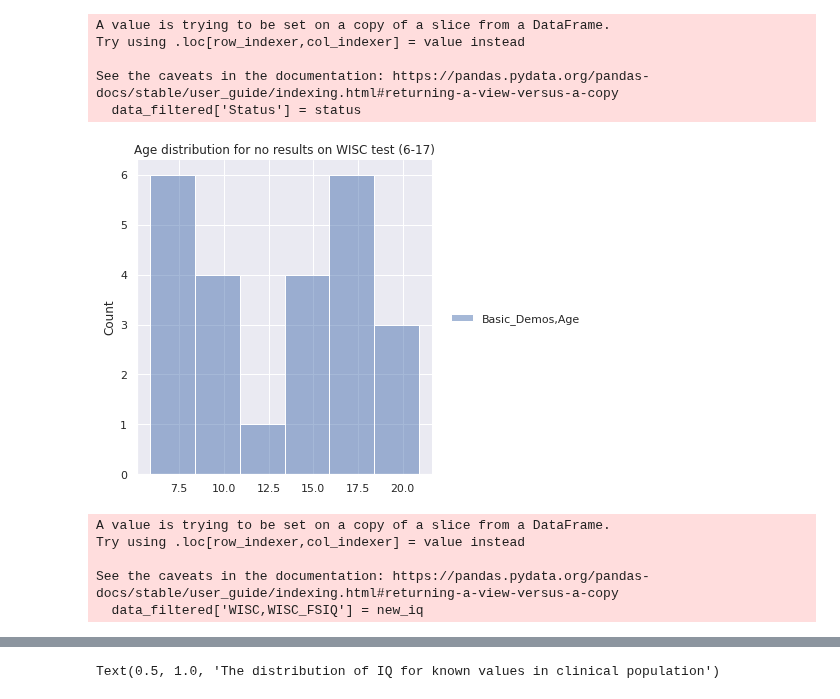
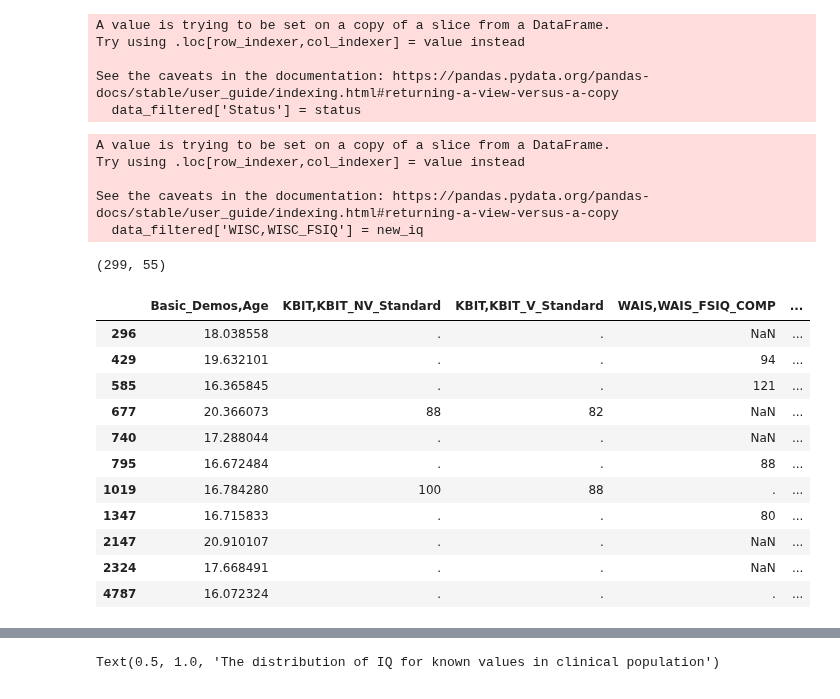
Before and after one commit to cristinarainich/Child-Mind-Institute-Project, a Jupyter notebook: Pheno_data.ipynb, the cells around one changed output, grey strips where cells are left out. Drawn from its saved outputs; the diff is of its cells as text; code cells hidden in the pictures.

```diff
--- a/Pheno_data.ipynb
+++ b/Pheno_data.ipynb
@@ -730,16 +740,6 @@ Try using .loc[row_indexer,col_indexer] = value instead
 
 See the caveats in the documentation: https://pandas.pydata.org/pandas-docs/stable/user_guide/indexing.html#returning-a-view-versus-a-copy
   data_filtered['Status'] = status
-# %%
-# there are people within this age range who didn't perform WISC
-# we have 96 nan values (3 in clinical) and 230 . values (24 clinical)
-# let's see what so special about them
-sns.displot(
-    data_filtered[(data_filtered['Status'] != 0) & (data_filtered['WISC,WISC_FSIQ'] == '.')][['Basic_Demos,Age']]
-);
-pl.title('Age distribution for no results on WISC test (6-17) Clinical group');
-# %% [output]
-[figure, removed]
 # %%
 iq = data_filtered['WISC,WISC_FSIQ'].values
 new_iq = []
@@ -761,3 +761,31 @@ Try using .loc[row_indexer,col_indexer] = value instead
 
 See the caveats in the documentation: https://pandas.pydata.org/pandas-docs/stable/user_guide/indexing.html#returning-a-view-versus-a-copy
   data_filtered['WISC,WISC_FSIQ'] = new_iq
+# %%
+data_filtered[(data_filtered['Status'] == 0) & (data_filtered['WISC,WISC_FSIQ'] == 'unknown')].shape
+# %% [output]
+(299, 55)
+# %%
+data_filtered[(data_filtered['Status'] == 1) &
+              (data_filtered['WISC,WISC_FSIQ'] == 'unknown') &
+              (data_filtered['Basic_Demos,Age'] > 16)][[
+    'Basic_Demos,Age', 'KBIT,KBIT_NV_Standard', 'KBIT,KBIT_V_Standard',
+       'WAIS,WAIS_FSIQ_COMP', 'WAIS,WAIS_FSIQ_SCALE', 'WASI,WASI_FSIQ',
+       'WIAT,WIAT_LCODC_Stnd', 'WIAT,WIAT_LCRV_Std', 'WIAT,WIAT_LC_Stnd',
+       'WIAT,WIAT_MP_Stnd', 'WIAT,WIAT_Num_Stnd', 'WIAT,WIAT_Pseudo_Stnd',
+       'WIAT,WIAT_RC_Stnd', 'WIAT,WIAT_Spell_Stnd', 'WIAT,WIAT_Word_Stnd',
+       'DD', 'Diagnosis'
+]]
+# %% [output]
+|  | Basic_Demos,Age | KBIT,KBIT_NV_Standard | KBIT,KBIT_V_Standard | WAIS,WAIS_FSIQ_COMP | ... |
+| 296 | 18.038558 | . | . | NaN | ... |
+| 429 | 19.632101 | . | . | 94 | ... |
+| 585 | 16.365845 | . | . | 121 | ... |
+| 677 | 20.366073 | 88 | 82 | NaN | ... |
+| 740 | 17.288044 | . | . | NaN | ... |
+| 795 | 16.672484 | . | . | 88 | ... |
+| 1019 | 16.784280 | 100 | 88 | . | ... |
+| 1347 | 16.715833 | . | . | 80 | ... |
+| 2147 | 20.910107 | . | . | NaN | ... |
+| 2324 | 17.668491 | . | . | NaN | ... |
+| 4787 | 16.072324 | . | . | . | ... |
```
Also changed, not shown: parts of 17 cells of this notebook.
